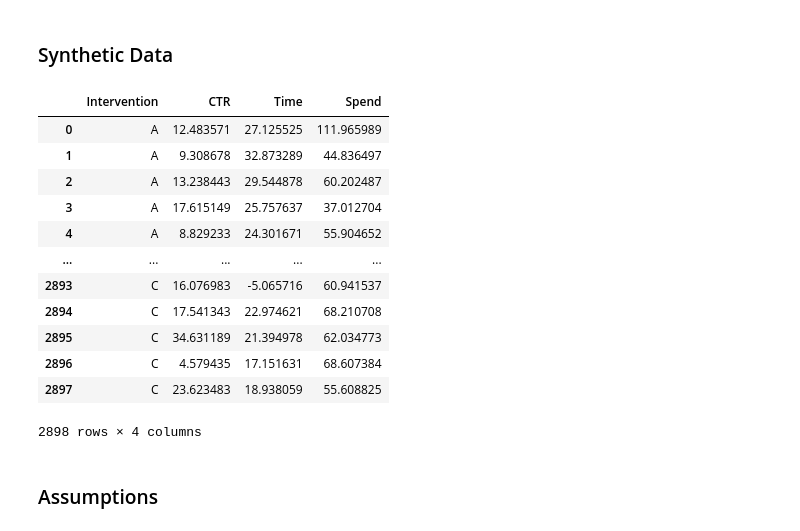
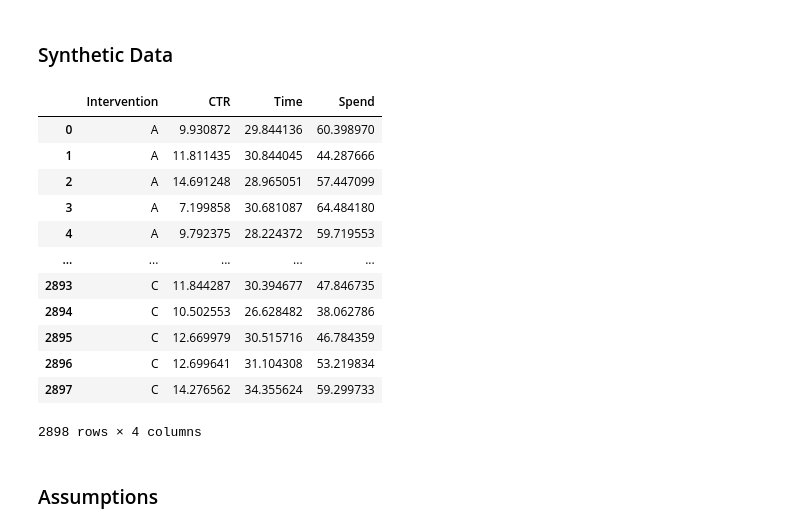
Before and after one commit to sam-tritto/statistical-tests, a Jupyter notebook: MANOVA.ipynb, the cells around one changed output. Saved outputs shown, nothing was run; the diff lists cells and outputs as text; code cells hidden in the pictures.

```diff
--- a/MANOVA.ipynb
+++ b/MANOVA.ipynb
@@ -116,41 +116,3 @@ print(f"Sample size needed per group: {sample_size_per_group}")
 Sample size needed per group: 966
 # %% [markdown]
 ### Synthetic Data
-# %%
-# Number of samples per group
-n_samples = sample_size_per_group
-
-# Intervention groups (A, B, C)
-interventions = np.repeat(['A', 'B', 'C'], n_samples)
-
-# Outcome variables (X1, X2, X3)
-X1 = np.concatenate([np.random.normal(10, 5, n_samples),
-                    np.random.normal(11, 5, n_samples),
-                    np.random.normal(15, 5, n_samples)])
-
-X2 = np.concatenate([np.random.normal(30, 10, n_samples),
-                    np.random.normal(29, 10, n_samples),
-                    np.random.normal(20, 10, n_samples)])
-
-X3 = np.concatenate([np.random.normal(50, 20, n_samples),
-                    np.random.normal(51, 20, n_samples),
-                    np.random.normal(58, 20, n_samples)])
-
-# Create a pandas DataFrame
-manova_data = pd.DataFrame({'Intervention': interventions, 'CTR': X1, 'Time': X2, 'Spend': X3})
-
-manova_data
-# %% [output]
-|  | Intervention | CTR | Time | Spend |
-| 0 | A | 12.483571 | 27.125525 | 111.965989 |
-| 1 | A | 9.308678 | 32.873289 | 44.836497 |
-| 2 | A | 13.238443 | 29.544878 | 60.202487 |
-| 3 | A | 17.615149 | 25.757637 | 37.012704 |
-| 4 | A | 8.829233 | 24.301671 | 55.904652 |
-| ... | ... | ... | ... | ... |
-| 2893 | C | 16.076983 | -5.065716 | 60.941537 |
-| 2894 | C | 17.541343 | 22.974621 | 68.210708 |
-| 2895 | C | 34.631189 | 21.394978 | 62.034773 |
-| 2896 | C | 4.579435 | 17.151631 | 68.607384 |
-| 2897 | C | 23.623483 | 18.938059 | 55.608825 |
-2898 rows × 4 columns
@@ -157,2 +122,41 @@ manova_data
+# %%
+# Intervention groups (A, B, C)
+interventions = np.repeat(['A', 'B', 'C'], n_samples)
+
+# Group A: Centered around (10, 30, 50) with smaller variance
+X1_A = np.random.normal(10, 2, n_samples)
+X2_A = np.random.normal(30, 3, n_samples)
+X3_A = np.random.normal(50, 8, n_samples)
+# Group B: Centered around (10.5, 30.5, 50.5) - very close to A
+X1_B = np.random.normal(10.5, 2, n_samples)
+X2_B = np.random.normal(30.5, 3, n_samples)
+X3_B = np.random.normal(50.5, 8, n_samples)
+# Group C: Centered around (11, 31, 51) - also close to A and B
+X1_C = np.random.normal(11, 2, n_samples)
+X2_C = np.random.normal(31, 3, n_samples)
+X3_C = np.random.normal(51, 8, n_samples)
+
+X1 = np.concatenate([X1_A, X1_B, X1_C])
+X2 = np.concatenate([X2_A, X2_B, X2_C])
+X3 = np.concatenate([X3_A, X3_B, X3_C])
+
+# Create a pandas DataFrame
+manova_data = pd.DataFrame({'Intervention': interventions, 'CTR': X1, 'Time': X2, 'Spend': X3})
+
+manova_data
+# %% [output]
+|  | Intervention | CTR | Time | Spend |
+| 0 | A | 9.930872 | 29.844136 | 60.398970 |
+| 1 | A | 11.811435 | 30.844045 | 44.287666 |
+| 2 | A | 14.691248 | 28.965051 | 57.447099 |
+| 3 | A | 7.199858 | 30.681087 | 64.484180 |
+| 4 | A | 9.792375 | 28.224372 | 59.719553 |
+| ... | ... | ... | ... | ... |
+| 2893 | C | 11.844287 | 30.394677 | 47.846735 |
+| 2894 | C | 10.502553 | 26.628482 | 38.062786 |
+| 2895 | C | 12.669979 | 30.515716 | 46.784359 |
+| 2896 | C | 12.699641 | 31.104308 | 53.219834 |
+| 2897 | C | 14.276562 | 34.355624 | 59.299733 |
+2898 rows × 4 columns
 # %% [markdown]
 ### Assumptions
```
Also changed, not shown: parts of 10 cells of this notebook.
